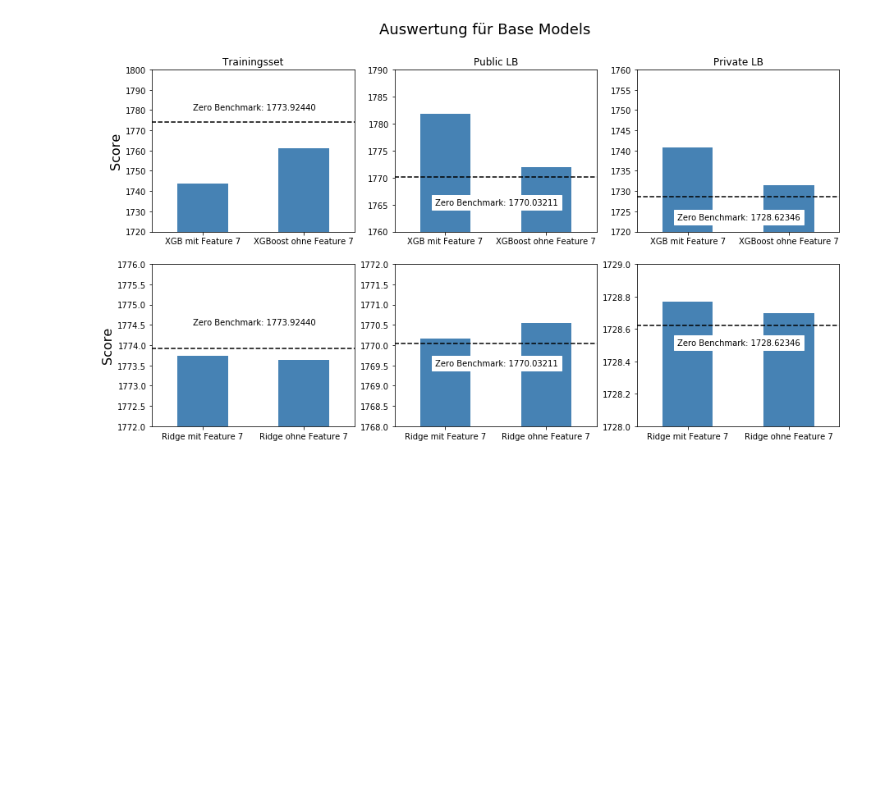
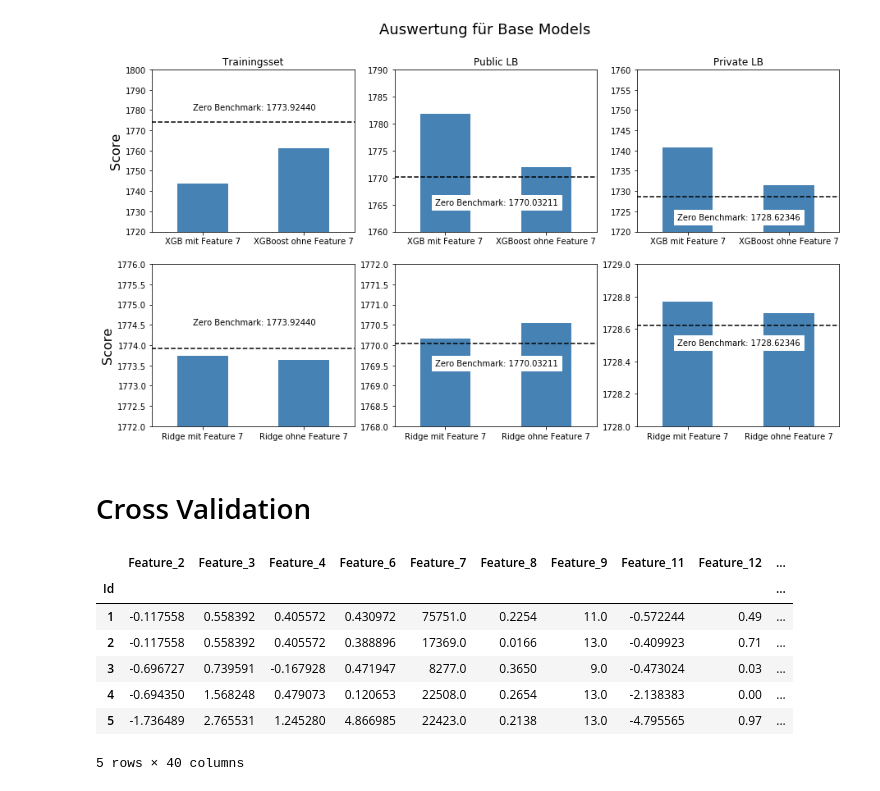
Before and after one commit to mazelbr/ba, a Jupyter notebook: EDA_BA.ipynb, the cells around one changed output. Cells and saved outputs as stored; diff of their text form; code cells hidden in the pictures; blank space fills up the shorter version.

```diff
--- a/EDA_BA.ipynb
+++ b/EDA_BA.ipynb
@@ -408,7 +408,7 @@ def typecasting(df):
 #typecasting(X_train)
 # %%
 
-X_train = featureset.drop(['Feature_7','Feature_1','Feature_10','Ret_MinutePast','Ret_MinuteFut','Ret_PlusOne','Ret_PlusTwo'],axis='columns')
+X_train = featureset.drop(['Feature_1','Feature_10','Ret_MinutePast','Ret_MinuteFut','Ret_PlusOne','Ret_PlusTwo'],axis='columns')
 y_train = target[['Ret_PlusOne','Ret_PlusTwo']]
 
 X_test = test[X_train.columns].copy()
@@ -529,3 +518,16 @@ ax6.tick_params(axis='x', rotation=0)
 fig.savefig('BA_graphs/Auswertungen Base.jpeg')
 # %% [output]
 [figure]
+# %% [markdown]
+# Cross Validation
+# %%
+X_train.head()
+# %% [output]
+|  | Feature_2 | Feature_3 | Feature_4 | Feature_6 | Feature_7 | Feature_8 | Feature_9 | Feature_11 | Feature_12 | ... |
+| Id |  |  |  |  |  |  |  |  |  | ... |
+| 1 | -0.117558 | 0.558392 | 0.405572 | 0.430972 | 75751.0 | 0.2254 | 11.0 | -0.572244 | 0.49 | ... |
+| 2 | -0.117558 | 0.558392 | 0.405572 | 0.388896 | 17369.0 | 0.0166 | 13.0 | -0.409923 | 0.71 | ... |
+| 3 | -0.696727 | 0.739591 | -0.167928 | 0.471947 | 8277.0 | 0.3650 | 9.0 | -0.473024 | 0.03 | ... |
+| 4 | -0.694350 | 1.568248 | 0.479073 | 0.120653 | 22508.0 | 0.2654 | 13.0 | -2.138383 | 0.00 | ... |
+| 5 | -1.736489 | 2.765531 | 1.245280 | 4.866985 | 22423.0 | 0.2138 | 13.0 | -4.795565 | 0.97 | ... |
+5 rows × 40 columns
```
Also changed, not shown: parts of 7 cells of this notebook, 1 other file.
